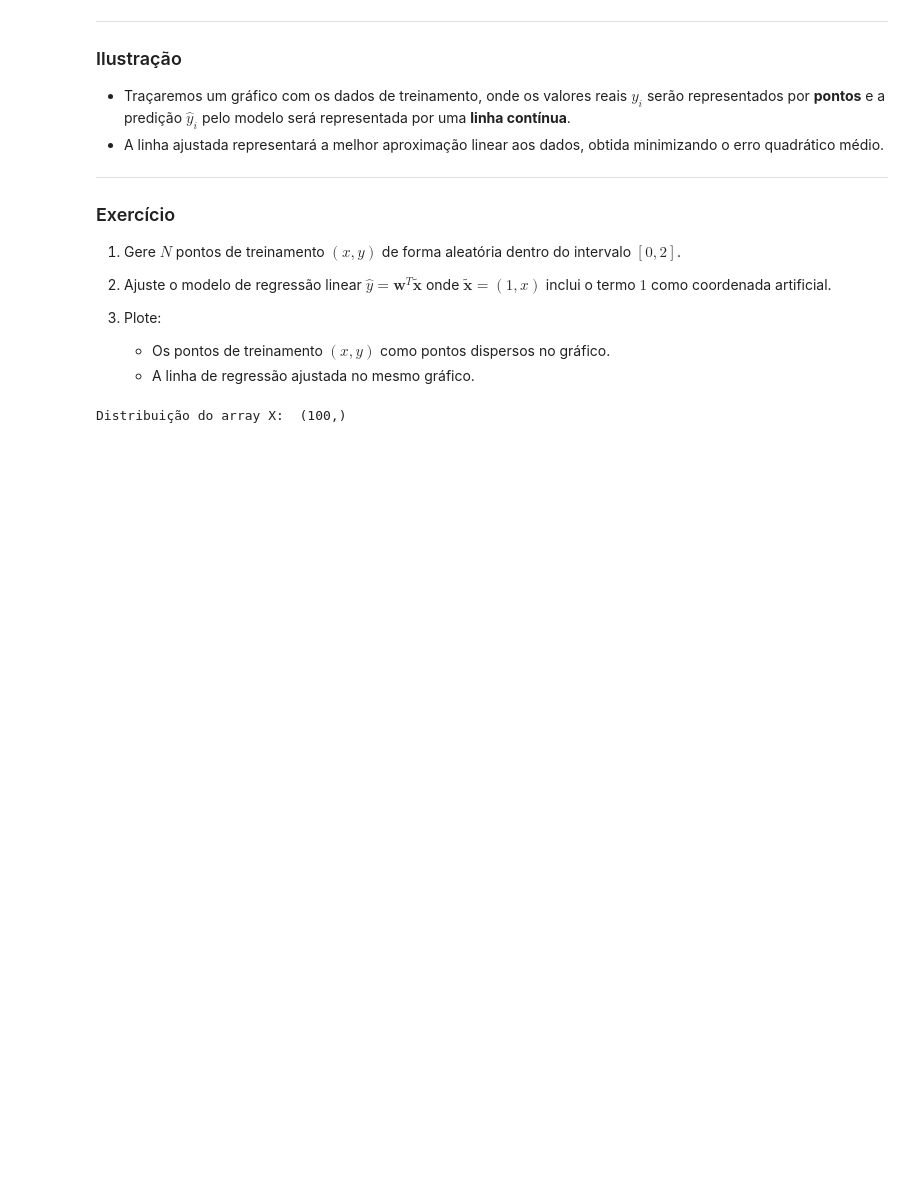
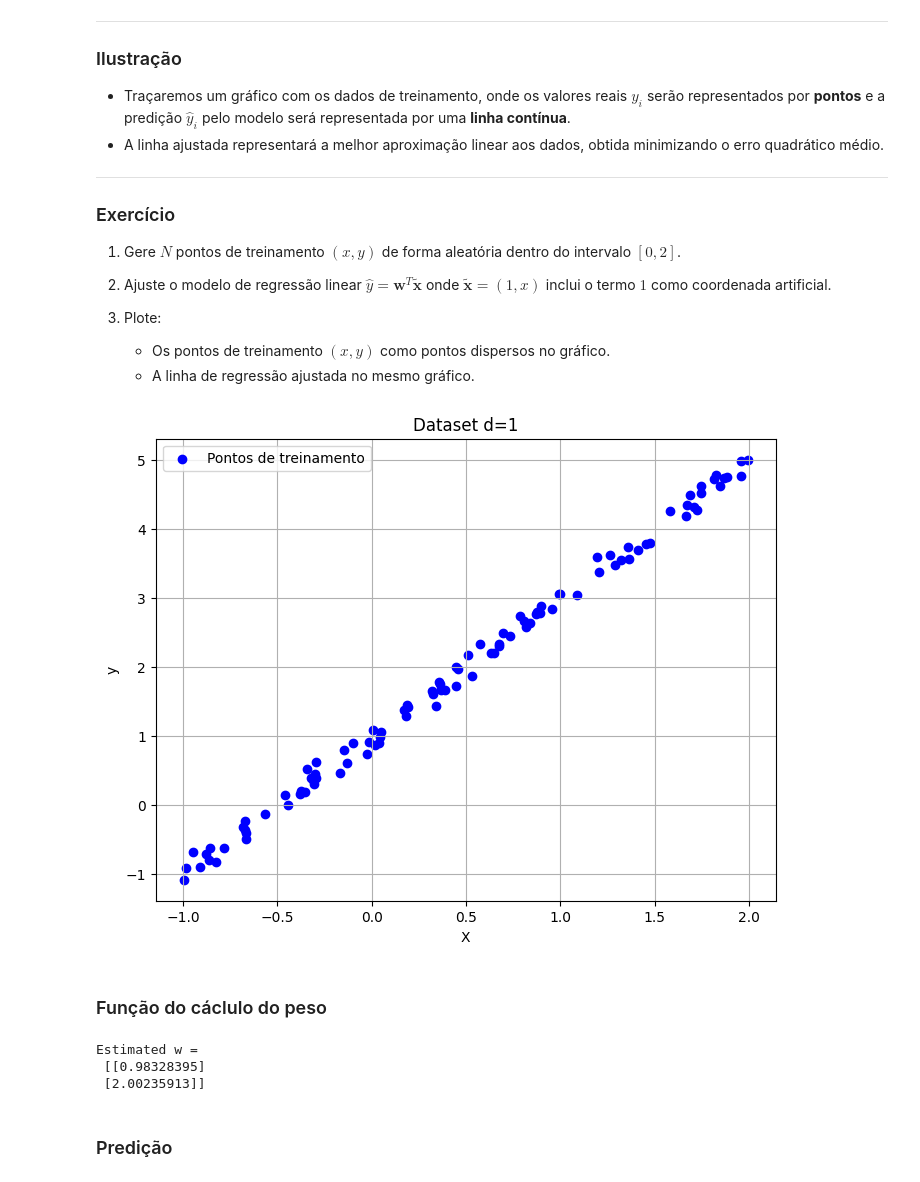
Before and after one commit to OtavioAlb/ML, a Jupyter notebook: Linear_Regression.ipynb, the cells around one changed output. Saved outputs shown, nothing was run; the diff lists cells and outputs as text; code cells hidden in the pictures; blank space fills up the shorter version.

```diff
--- a/Linear_Regression.ipynb
+++ b/Linear_Regression.ipynb
@@ -167,13 +167,30 @@ import pandas as pd
 import matplotlib.pyplot as plt
 
 N = 100  # Número de pontos
-w0 = np.asarray([[1.0],[2.0], [-1.5]]) # pesos
+w = np.asarray([[1.0],[2.0]]) # pesos
 sigma = 0.1  # Desvio padrão do ruído
 
 xmin = ymin = -1
 xmax = ymax = 2
 
-X = np.random.uniform(xmin, xmax, N) # Cria um array com dados aleatórios com N = 6 e d = 2.
-print("Distribuição do array X: ", X.shape)
+X = np.random.uniform(xmin, xmax, size=(N, 1)) # Cria um array com dados aleatórios com N = 6 e d = 2.
+
+Xe = np.column_stack((np.ones(X.shape[0]), X)) # Array estendido com 1s
+
+# Calcular y com ruído
+epsilon = np.random.normal(0, sigma, N).reshape(-1, 1)  # Ruído gaussiano
+y = np.dot(Xe, w) + epsilon
-# %% [output]
-Distribuição do array X:  (100,)
+# %%
+# Visualizar os dados
+plt.figure(figsize=(8, 6))
+plt.scatter(X, y, color='blue', label='Pontos de treinamento')
+plt.xlabel('X')
+plt.ylabel('y')
+plt.title('Dataset d=1')
+plt.legend()
+plt.grid(True)
+plt.show()
+# %% [output]
+[figure, added]
+# %% [markdown]
+### Função do cáclulo do peso
@@ -179,0 +213,9 @@ Distribuição do array X:  (100,)
+# %%
+w = equation_weights(X, y)
+print("Estimated w =\n", w)
+# %% [output]
+Estimated w =
+ [[0.98328395]
+ [2.00235913]]
+# %% [markdown]
+### Predição
```
Also changed, not shown: parts of 4 cells of this notebook.
